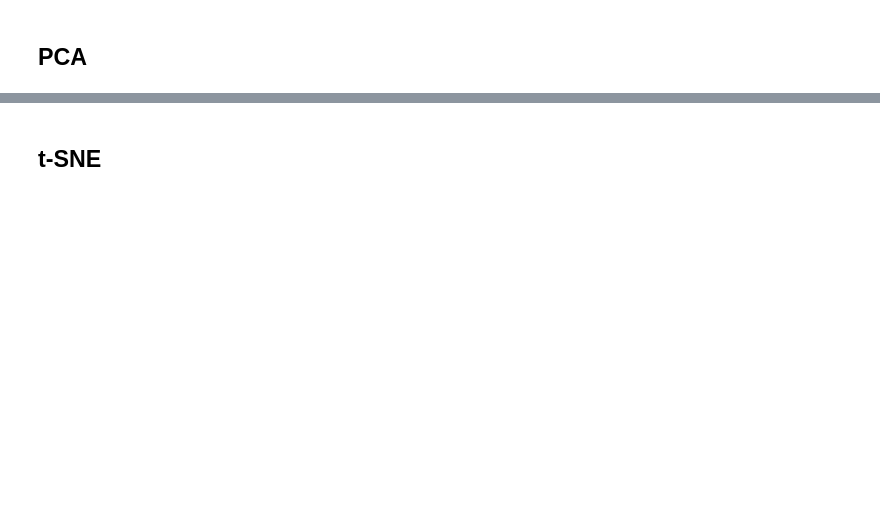
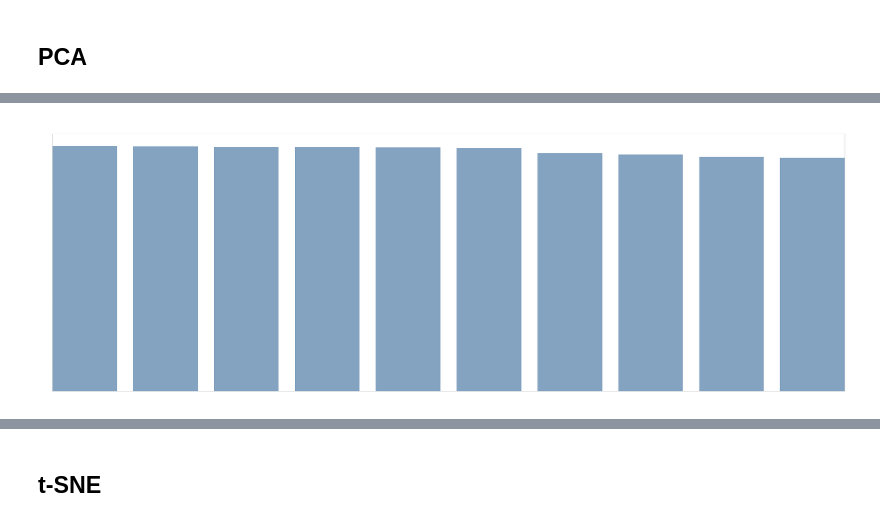
Before and after one commit to dkoterwa/masters, a Jupyter notebook: first semester/Unsupervised Learning/article_2/article.ipynb, the cells around one changed output, grey strips where cells are left out. Drawn from its saved outputs; the diff is of its cells as text; code cells hidden in the pictures; blank space fills up the shorter version.

```diff
--- a/first semester/Unsupervised Learning/article_2/article.ipynb
+++ b/first semester/Unsupervised Learning/article_2/article.ipynb
@@ -216,7 +309,11 @@ bottom10['artist1_artist2'] = bottom10['artist1'] + ' and ' + bottom10['artist2'
 # %%
 # Plot bottom 10 similarities
 plt.rcParams["figure.figsize"] = (30,10)
 fig = plt.bar(x='artist1_artist2', height='cosine_similarity',
             data=bottom10,
-            width = 0.8)
+            width=0.8,
+            color=(0.2, 0.4, 0.6, 0.6))
+plt.title("Bottom 10 similarities", color='white', fontsize = 25)
 plt.margins(x=0)
+# %% [output]
+[figure, added]
```
Also changed, not shown: parts of 35 cells of this notebook, 6 other files.
